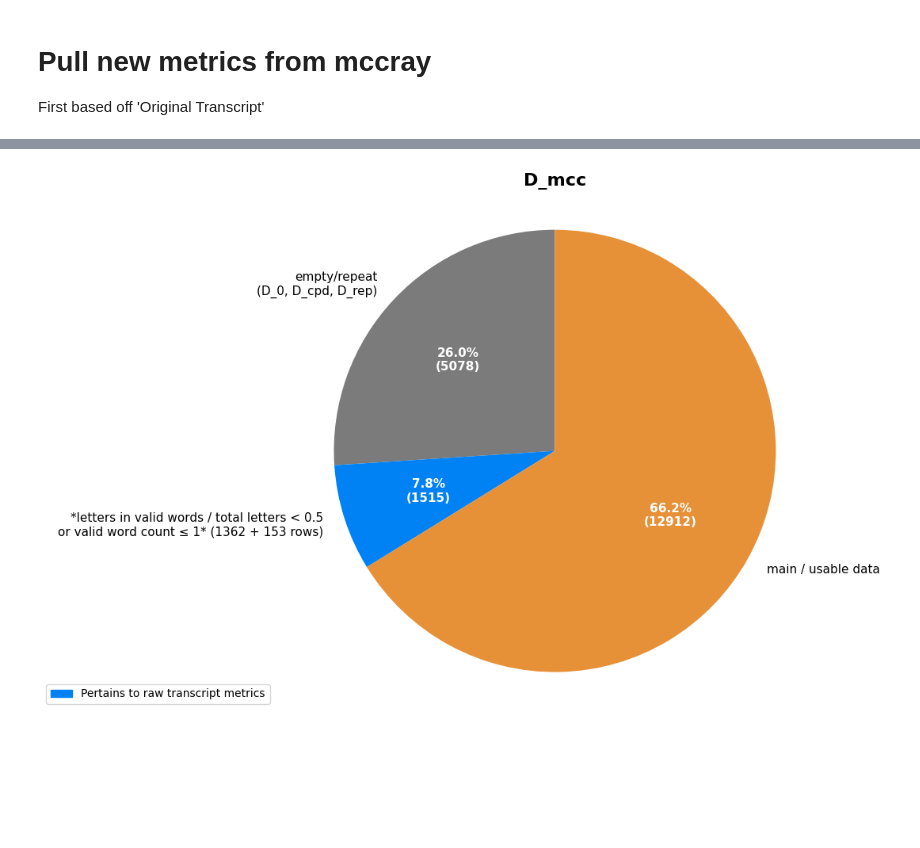
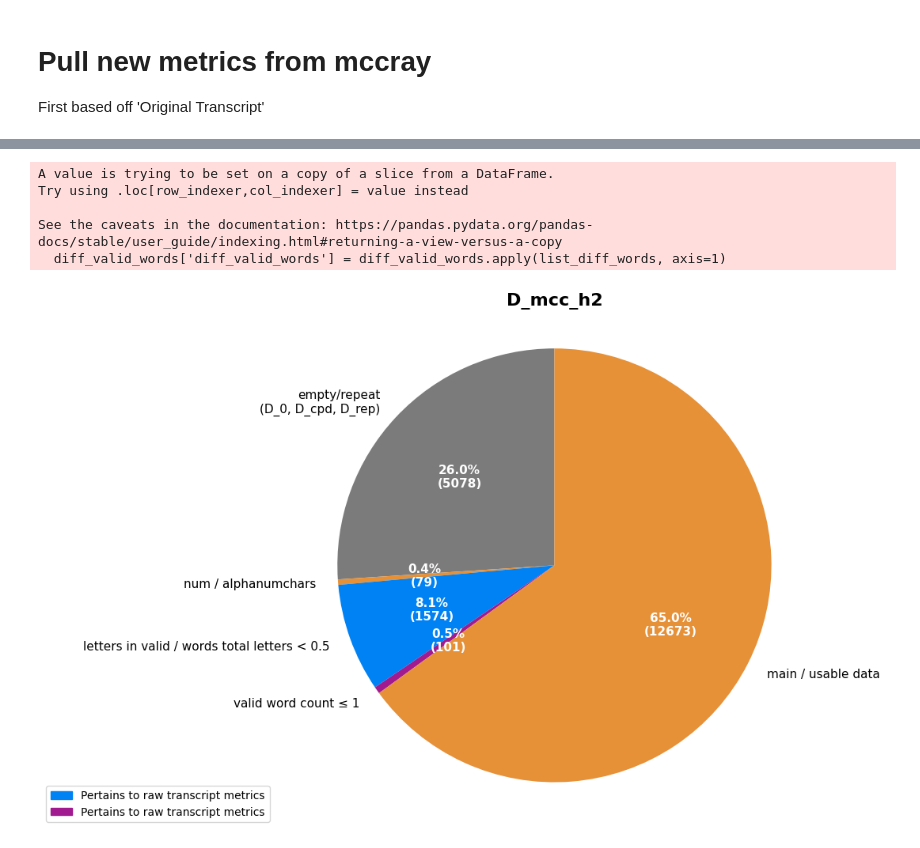
Before and after one commit to UofSCLibraries-DRS/AspireAI_LLM_Project, a Jupyter notebook: data_handling/new_metrics.ipynb, the cells around one changed output, grey strips where cells are left out. Cells and saved outputs as stored; diff of their text form; code cells hidden in the pictures; blank space fills up the shorter version.

Commit message:
Updated v2 cleaning and training data
v2 cleaning now yields a greater number of identifiable words than original transcripts

```diff
--- a/data_handling/new_metrics.ipynb
+++ b/data_handling/new_metrics.ipynb
@@ -11,17 +11,21 @@ import matplotlib.pyplot as plt
 # df = pd.read_csv("../data/mccray/october_sprint/mccray d_main.csv")
 # df = pd.read_csv("../data/mccray/october_sprint/D_mcc_main_v2.csv")
 
-df = pd.read_csv("test.csv")
+dataset = "mccray"  # options: mccray, simkins
+
+df = pd.read_csv(f"../data/{dataset}/split_data/h1_split/D_{dataset[0:3]}_h1_main.csv")
+# df = pd.read_csv(f"../data/{dataset}/split_data/h2_split/D_{dataset[0:3]}_h2_main.csv")
+
 
 print(f"df len: {len(df)}")
 print(list(df))
 
 # # nltk base
-# # # nltk.download('words')
+# nltk.download('words')
 # english_vocab = set(w.lower() for w in words.words())
 
 # improved ntlk corpus
-wordslist = PlaintextCorpusReader('../data/mccray', 'combined_words_corpus.txt')
+wordslist = PlaintextCorpusReader('../data/mccray/nltk', 'combined_words_corpus.txt')
 english_vocab = set(w.lower() for w in wordslist.words())
 
 def save_csv(df, title):
@@ -110,12 +183,12 @@ def english_nltk_metrics(text, vocab):
 # Title
 df['% alphanum_standard title'] = df[title].apply(lambda x: re_pattern(x, alphanum_standard))
 df['% alpha_only title'] = df[title].apply(lambda x: re_pattern(x, alpha_only))
-df['% en title'] = df[title].apply(percent_real_english_nltk)
+df['% en title'] = df[title].apply(lambda x: english_nltk_metrics(x, english_vocab).get("percentage"))
 
 # Description
 df['% alphanum_standard descrip'] = df[descrip].apply(lambda x: re_pattern(x, alphanum_standard))
 df['% alpha_only descrip'] = df[descrip].apply(lambda x: re_pattern(x, alpha_only))
-df['% en descrip'] = df[descrip].apply(percent_real_english_nltk)
+df['% en descrip'] = df[descrip].apply(lambda x: english_nltk_metrics(x, english_vocab).get("percentage"))
 # %%
 # Transcripts
 og_tr = "Original Transcript"
@@ -308,43 +490,69 @@ See the caveats in the documentation: https://pandas.pydata.org/pandas-docs/stab
 # %%
-save_csv(problem, "problem metrics.csv")
+save_csv(problem, f"../data/{dataset}/split_data/h2_split/D_{dataset[0:3]}_h2_bad.csv")
+save_csv(num_sep, f"../data/{dataset}/split_data/h2_split/D_{dataset[0:3]}_h2_nums.csv")
+save_csv(valid, f"../data/{dataset}/split_data/h2_split/D_{dataset[0:3]}_h2_main.csv")
+
+# find columns where valid words are different between og and v2
+diff_valid_words = df[
+    (df['og_valid_words'] != df['sc_v2_valid_words'])
+]
+# create list of which words differ
+def list_diff_words(row):
+    og_set = set(row['og_valid_words'])
+    sc_set = set(row['sc_v2_valid_words'])
+    diff_words = og_set.symmetric_difference(sc_set)
+    return list(diff_words)
+
+diff_valid_words['diff_valid_words'] = diff_valid_words.apply(list_diff_words, axis=1)
+diff_valid_words = diff_valid_words[['CONTENTdm file name', "Reference URL", 'diff_valid_words', 'og_valid_words', 'sc_v2_valid_words', 'og_not_words', 'sc_v2_not_words', 'Original Transcript', sc_tr_v2]]
+save_csv(diff_valid_words, f"D_{dataset[0:3]}_h2_diff_valid_words.csv")
+# %% [output]
+A value is trying to be set on a copy of a slice from a DataFrame.
+Try using .loc[row_indexer,col_indexer] = value instead
+
+See the caveats in the documentation: https://pandas.pydata.org/pandas-docs/stable/user_guide/indexing.html#returning-a-view-versus-a-copy
+  diff_valid_words['diff_valid_words'] = diff_valid_words.apply(list_diff_words, axis=1)
 # %%
 import matplotlib.patches as mpatches
 
 # Counts
 round_one_iso = 5078 # gray
-round_two_iso = len(problem) # blue
-rest = len(df) - len(problem) # orange
+num_sep_r = num_sep_count
+r2_part_1 = len(r1)
+r2_part_2 = len(r2)
+rest = len(valid) # orange
 
 # data
-categories = ['empty/repeat\n(D_0, D_cpd, D_rep)', '*letters in valid words / total letters < 0.5\nor valid word count ≤ 1* (1362 + 153 rows)', 'main / usable data']
-values = [round_one_iso, round_two_iso, rest]
+categories = ['empty/repeat\n(D_0, D_cpd, D_rep)', 'num / alphanumchars', 'letters in valid / words total letters < 0.5', 'valid word count ≤ 1', 'main / usable data']
+values = [round_one_iso, num_sep_r, r2_part_1, r2_part_2, rest]
 
 # Create pie chart
 fig, ax = plt.subplots(figsize=(10, 7))
 
 # Create the pie chart with customizations
 wedges, texts, autotexts = ax.pie(
     values,
     labels=categories,
     autopct=lambda pct: f'{pct:.1f}%\n({int(pct/100.*sum(values))})',  # Show percentages and counts
     startangle=90,       # Start from top
-    colors=["#7b7b7b", "#0082f4", '#e69138'],
+    colors=["#7b7b7b", '#e69138', "#0082f4", "#a11a8f", '#e69138'],
     textprops={'fontsize': 11}
 )
 
 # Enhance the percentage text
 for autotext in autotexts:
     autotext.set_color('white')
     autotext.set_fontweight('bold')
 
 # Add title
-plt.title('D_mcc', fontsize=16, fontweight='bold', pad=20)
+plt.title('D_mcc_h2', fontsize=16, fontweight='bold', pad=20)
 
 # Equal aspect ratio ensures circular pie
 ax.axis('equal')
 
-red_patch = mpatches.Patch(color="#0082f4", label='Pertains to raw transcript metrics')
-plt.legend(handles=[red_patch], loc='center right', bbox_to_anchor=(-0.05, 0))
+p1 = mpatches.Patch(color="#0082f4", label='Pertains to raw transcript metrics')
+p2 = mpatches.Patch(color="#a11a8f", label='Pertains to raw transcript metrics')
+plt.legend(handles=[p1, p2], loc='center right', bbox_to_anchor=(-0.05, 0))
 plt.tight_layout()
 # %% [output]
-[figure, old version]
+[figure, new version]
```
Also changed, not shown: parts of 10 cells of this notebook, 3 other files.
